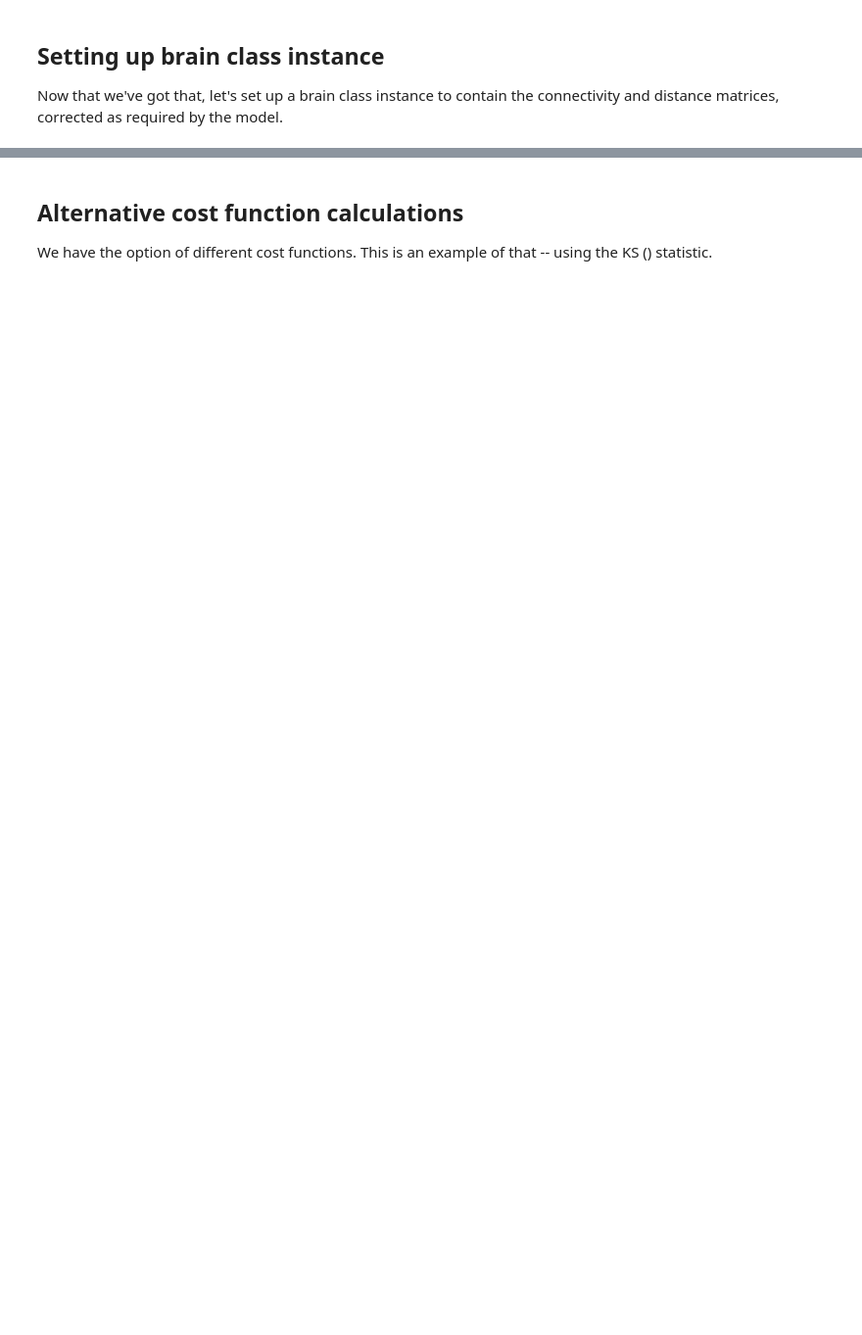
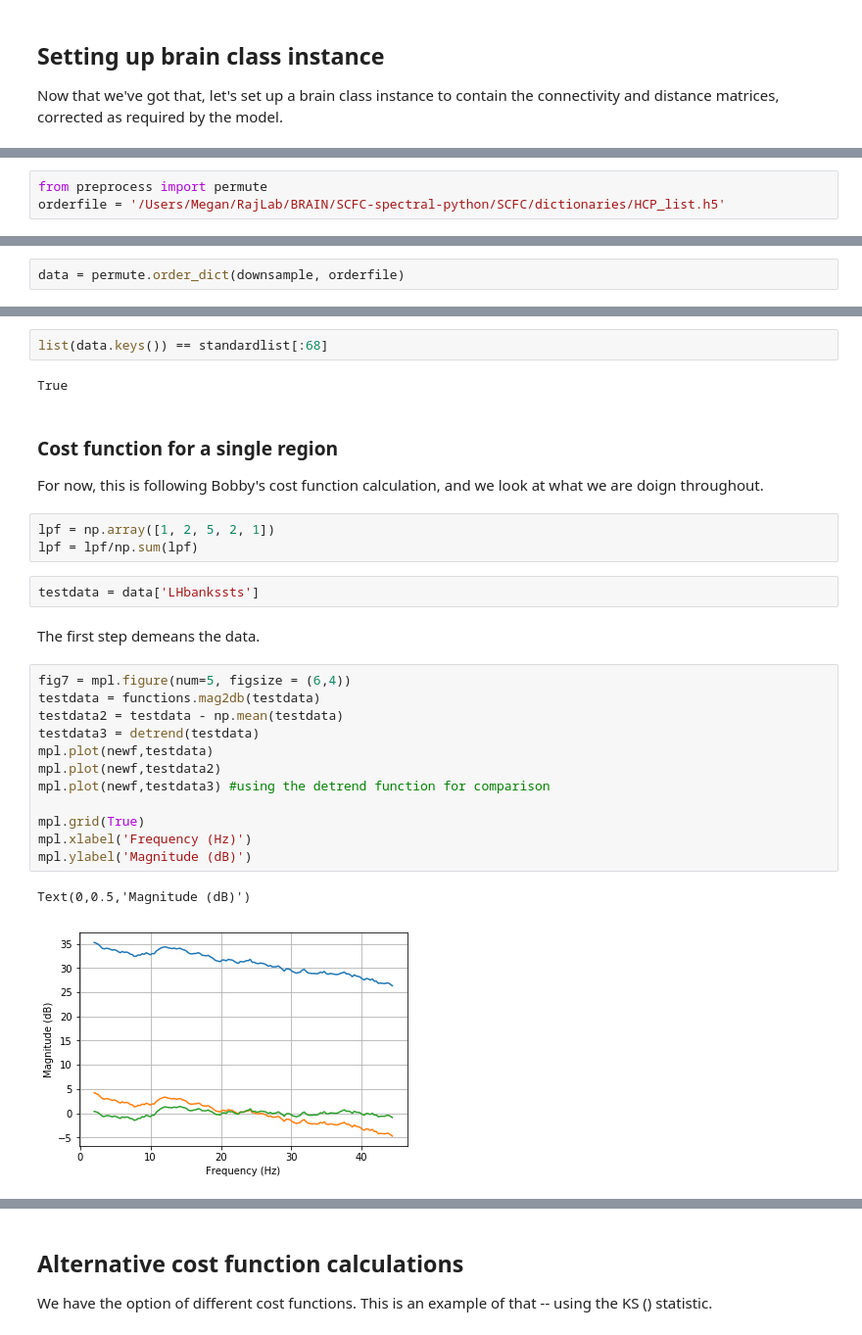
Before and after one commit to Raj-Lab-UCSF/spectrome, a Jupyter notebook: SCFC-spectral-python/SCFC/notebooks/Cost-functions.ipynb, the cells around one changed output, grey strips where cells are left out. Shown at 98% size. Cells and saved outputs as stored; diff of their text form; blank space fills up the shorter version.

```diff
--- a/SCFC-spectral-python/SCFC/notebooks/Cost-functions.ipynb
+++ b/SCFC-spectral-python/SCFC/notebooks/Cost-functions.ipynb
@@ -218,0 +307,3 @@ Now, we can do an example of the forward model calculation for the range of freq
+# %%
+from preprocess import permute
+orderfile = '/Users/Megan/RajLab/BRAIN/SCFC-spectral-python/SCFC/dictionaries/HCP_list.h5'
@@ -218,0 +312,2 @@ Now, we can do an example of the forward model calculation for the range of freq
+# %%
+data = permute.order_dict(downsample, orderfile)
@@ -218,0 +316,30 @@ Now, we can do an example of the forward model calculation for the range of freq
+# %%
+list(data.keys()) == standardlist[:68]
+# %% [output]
+True
+# %% [markdown]
+### Cost function for a single region
+
+For now, this is following Bobby's cost function calculation, and we look at what we are doign throughout.
+# %%
+lpf = np.array([1, 2, 5, 2, 1])
+lpf = lpf/np.sum(lpf)
+# %%
+testdata = data['LHbankssts']
+# %% [markdown]
+The first step demeans the data.
+# %%
+fig7 = mpl.figure(num=5, figsize = (6,4))
+testdata = functions.mag2db(testdata)
+testdata2 = testdata - np.mean(testdata)
+testdata3 = detrend(testdata)
+mpl.plot(newf,testdata)
+mpl.plot(newf,testdata2)
+mpl.plot(newf,testdata3) #using the detrend function for comparison
+
+mpl.grid(True)
+mpl.xlabel('Frequency (Hz)')
+mpl.ylabel('Magnitude (dB)')
+# %% [output]
+Text(0,0.5,'Magnitude (dB)')
+[figure, added]
```
Also changed, not shown: parts of 33 cells of this notebook.
